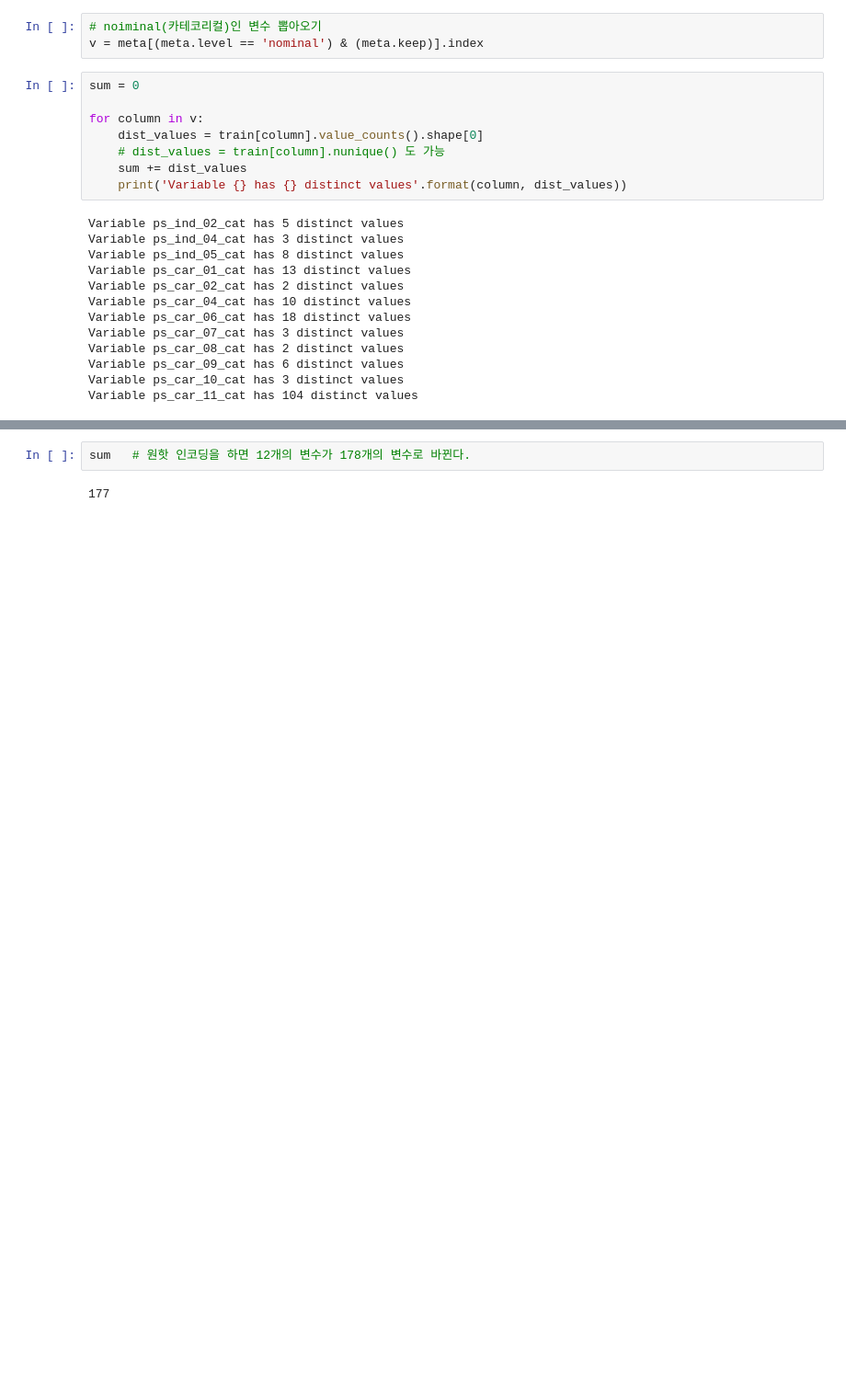
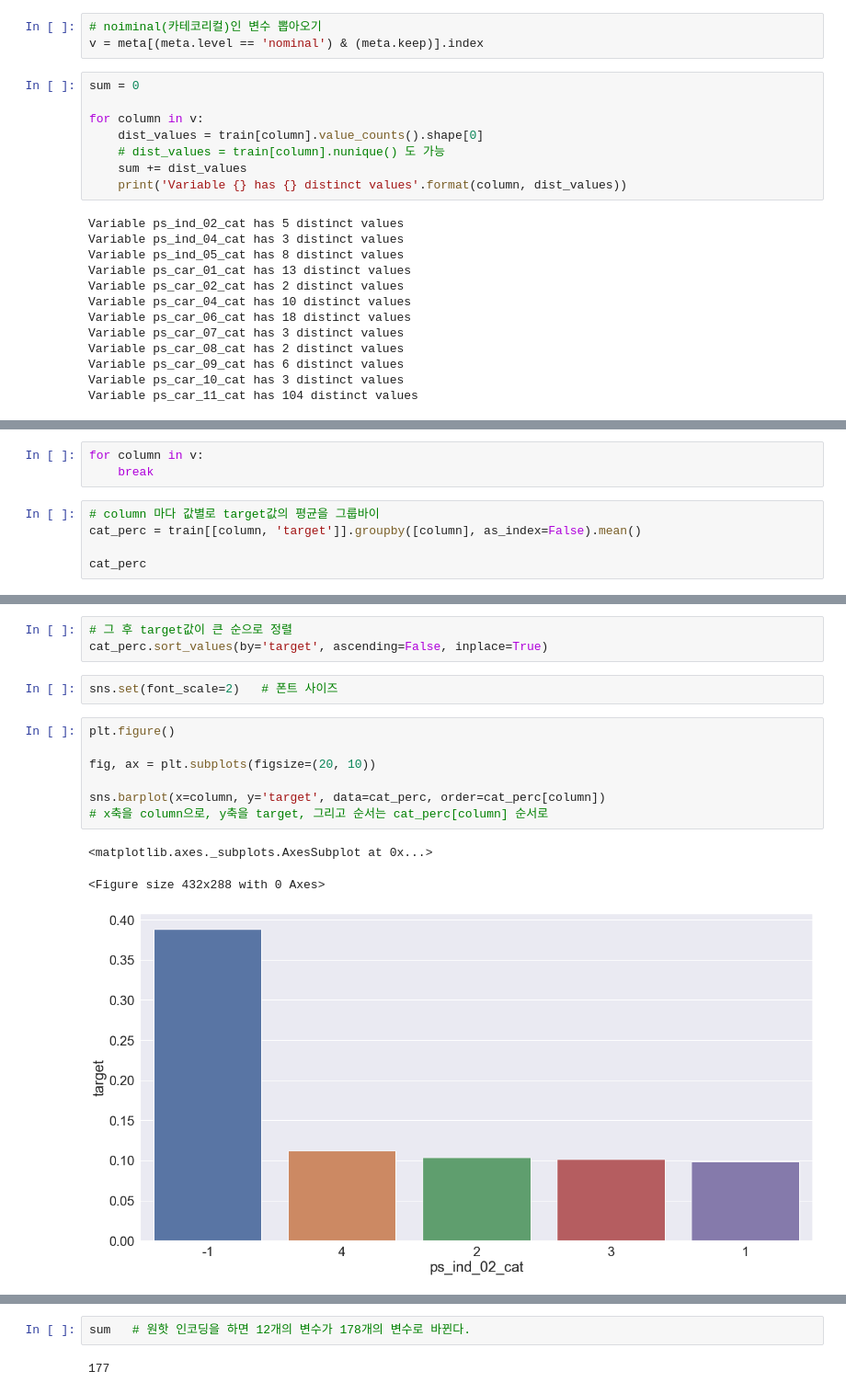
Before and after one commit to wooseok-shin/Kaggle, a Jupyter notebook: Porto/Porto.ipynb, the cells around one changed output, grey strips where cells are left out. Shown: that part at 92% size. Cells and saved outputs as stored; diff of their text form; blank space fills up the shorter version.

```diff
--- a/Porto/Porto.ipynb
+++ b/Porto/Porto.ipynb
@@ -490,0 +652,8 @@ Variable ps_car_11_cat has 104 distinct values
+# %%
+for column in v:
+    break
+# %%
+# column 마다 값별로 target값의 평균을 그룹바이
+cat_perc = train[[column, 'target']].groupby([column], as_index=False).mean()
+
+cat_perc
@@ -490,0 +667,16 @@ Variable ps_car_11_cat has 104 distinct values
+# %%
+# 그 후 target값이 큰 순으로 정렬
+cat_perc.sort_values(by='target', ascending=False, inplace=True)
+# %%
+sns.set(font_scale=2)   # 폰트 사이즈
+# %%
+plt.figure()
+
+fig, ax = plt.subplots(figsize=(20, 10))
+
+sns.barplot(x=column, y='target', data=cat_perc, order=cat_perc[column])
+# x축을 column으로, y축을 target, 그리고 순서는 cat_perc[column] 순서로
+# %% [output]
+<matplotlib.axes._subplots.AxesSubplot at 0x...>
+<Figure size 432x288 with 0 Axes>
+[figure, added]
```
Also changed, not shown: parts of 62 cells of this notebook, 1 other file.
